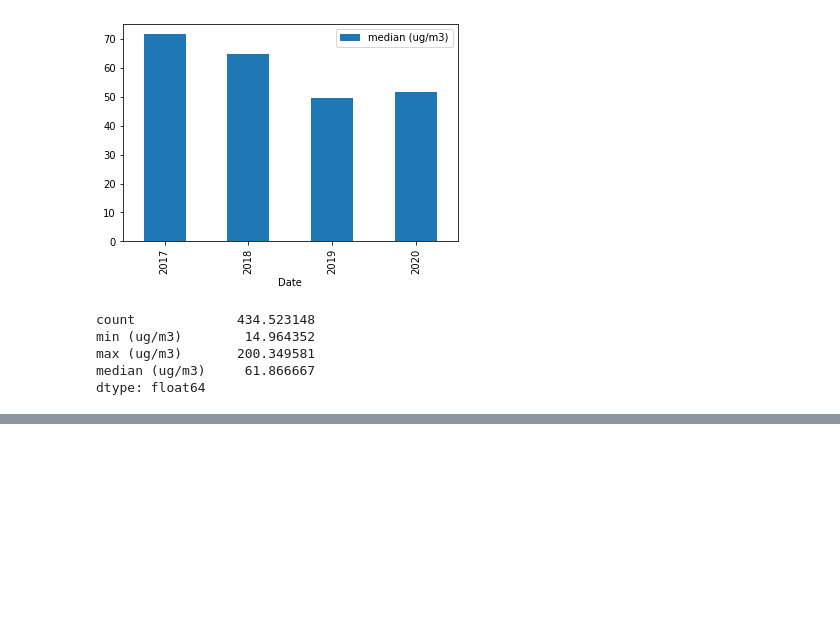
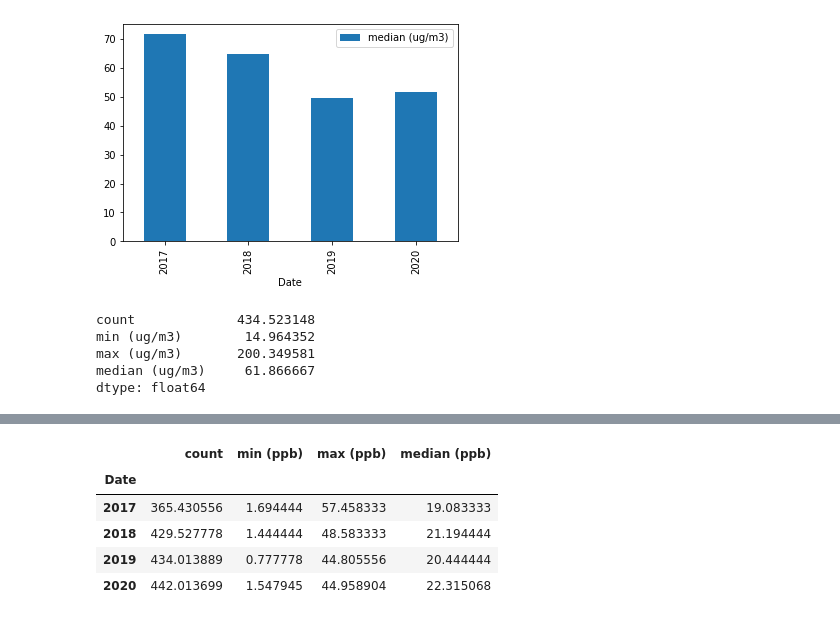
Before and after one commit to markwsutton/AirQualityProject, a Jupyter notebook: Beijing_AQI_Analysis.ipynb, the cells around one changed output, grey strips where cells are left out. Drawn from its saved outputs; the diff is of its cells as text; code cells hidden in the pictures; blank space fills up the shorter version.

```diff
--- a/Beijing_AQI_Analysis.ipynb
+++ b/Beijing_AQI_Analysis.ipynb
@@ -168,0 +188,11 @@ summary_bar_plot.pct_change()
+# %%
+#look at o3 values for wuhan for the same time period by year
+Beijing_avg_o3_df = Beijing_o3_shutdown_df.groupby(Beijing_o3_shutdown_df.index.year).mean()
+Beijing_avg_o3_df
+# %% [output]
+|  | count | min (ppb) | max (ppb) | median (ppb) |
+| Date |  |  |  |  |
+| 2017 | 365.430556 | 1.694444 | 57.458333 | 19.083333 |
+| 2018 | 429.527778 | 1.444444 | 48.583333 | 21.194444 |
+| 2019 | 434.013889 | 0.777778 | 44.805556 | 20.444444 |
+| 2020 | 442.013699 | 1.547945 | 44.958904 | 22.315068 |
```
Also changed, not shown: parts of 8 cells of this notebook, 2 other files.
